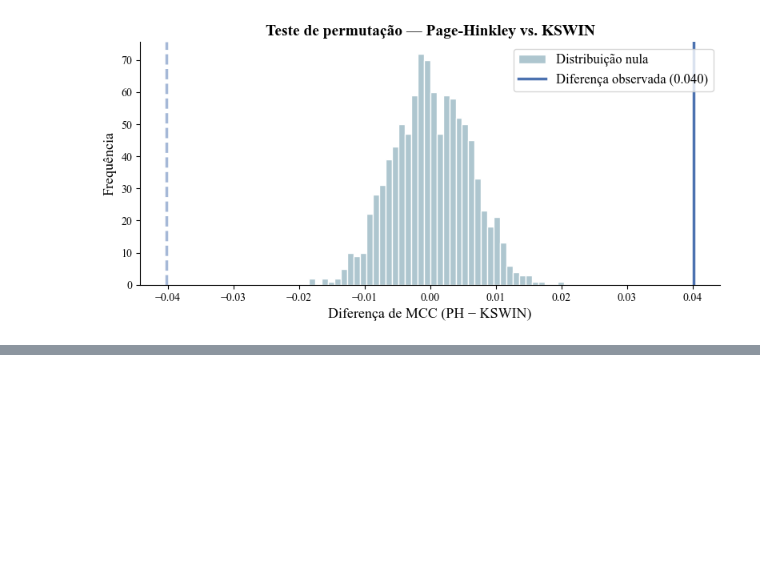
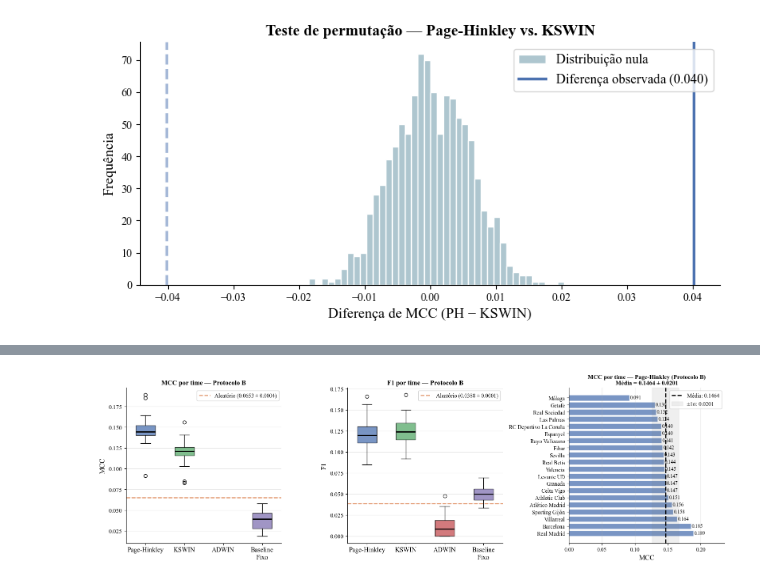
Before and after one commit to anavibiga/mestrado-drift-detection, a Jupyter notebook: notebooks/04_analise_resultados_v5k10.ipynb, the cells around one changed output, grey strips where cells are left out. Cells and saved outputs as stored; diff of their text form; code cells hidden in the pictures; blank space fills up the shorter version.

```diff
--- a/notebooks/04_analise_resultados_v5k10.ipynb
+++ b/notebooks/04_analise_resultados_v5k10.ipynb
@@ -1094,0 +1101,88 @@ p-valor (bicaudal): 0.0000
+# %%
+# b_ph, b_ks, b_ad, b_fi calculados na célula de Protocolo B (melhor config por team×task)
+def _per_team_stats_b(b_df):
+    per_team = b_df.groupby('team', as_index=False).agg(
+        TP=('TP_sum','sum'), FP=('FP_sum','sum'), FN=('FN_sum','sum'), TN=('TN_sum','sum'))
+    per_team['mcc'] = per_team.apply(
+        lambda r: mcc_from_counts(r.TP, r.FP, r.FN, r.TN), axis=1)
+    per_team['f1']  = 2*per_team['TP'] / (2*per_team['TP'] + per_team['FP'] + per_team['FN'])
+    return per_team.sort_values('mcc', ascending=False).reset_index(drop=True)
+
+stats4 = _per_team_stats_b(b_ph)
+stats5 = _per_team_stats_b(b_ks)
+stats6 = _per_team_stats_b(b_ad)
+stats7 = _per_team_stats_b(b_fi)
+
+# ── tabela resumo ────────────────────────────────────────────────────────────
+print(f"{'Modelo':<18s}  {'MCC global':>10}  {'MCC media':>10}  {'σ_MCC':>7}  {'F1 global':>10}  {'F1 media':>9}  {'σ_F1':>7}")
+print('─'*82)
+model_data = [
+    ('Page-Hinkley', stats4, b_ph),
+    ('KSWIN',        stats5, b_ks),
+    ('ADWIN',        stats6, b_ad),
+    ('Baseline Fixo',stats7, b_fi),
+]
+for label, s, b_df in model_data:
+    tp=b_df['TP_sum'].sum(); fp=b_df['FP_sum'].sum()
+    fn=b_df['FN_sum'].sum(); tn=b_df['TN_sum'].sum()
+    g_mcc = mcc_from_counts(tp, fp, fn, tn)
+    g_f1  = 2*tp / (2*tp + fp + fn)
+    print(f"{label:<18s}  {g_mcc:>10.4f}  {s['mcc'].mean():>10.4f}  {s['mcc'].std():>7.4f}  "
+          f"{g_f1:>10.4f}  {s['f1'].mean():>9.4f}  {s['f1'].std():>7.4f}")
+print(f"{'Aleatório':<18s}  {v8_stat['mcc']['mean']:>10.4f}  {'(10 runs)':>10}  {v8_stat['mcc']['std']:>7.4f}  "
+      f"{v8_stat['f1']['mean']:>10.4f}  {'(10 runs)':>9}  {v8_stat['f1']['std']:>7.4f}")
+
+# ── Figura 1: boxplot MCC e F1 por modelo ───────────────────────────────────
+order_models = ['v4 Page-Hinkley', 'v5 KSWIN', 'v6 ADWIN', 'v7 Baseline Fixo']
+names_box    = ['Page-Hinkley', 'KSWIN', 'ADWIN', 'Baseline\nFixo']
+colors_bp    = [PALETTE[k] for k in order_models]
+rw_m_mcc, rw_s_mcc = v8_stat['mcc']['mean'], v8_stat['mcc']['std']
+rw_m_f1,  rw_s_f1  = v8_stat['f1']['mean'],  v8_stat['f1']['std']
+
+fig, axes = plt.subplots(1, 3, figsize=(16, 5))
+
+for ax, metric, rw_m, rw_s, ylabel in [
+    (axes[0], 'mcc', rw_m_mcc, rw_s_mcc, 'MCC'),
+    (axes[1], 'f1',  rw_m_f1,  rw_s_f1,  'F1'),
+]:
+    data = [stats4[metric].values, stats5[metric].values,
+            stats6[metric].values, stats7[metric].values]
+    bp = ax.boxplot(data, patch_artist=True, widths=0.5,
+                    medianprops=dict(color='black', linewidth=2))
+    for patch, c in zip(bp['boxes'], colors_bp):
+        patch.set_facecolor(c); patch.set_alpha(0.75)
+    ax.axhline(rw_m, linestyle='--', color=PALETTE['v8 Random Walk'],
+               linewidth=1.8, alpha=0.85,
+               label=f'Aleatório ({rw_m:.4f} ± {rw_s:.4f})')
+    ax.axhspan(rw_m - rw_s, rw_m + rw_s, alpha=0.1, color=PALETTE['v8 Random Walk'])
+    ax.set_xticks(range(1, 5))
+    ax.set_xticklabels(names_box, fontsize=12)
+    ax.set_ylabel(ylabel, fontsize=13)
+    ax.set_title(f'{ylabel} por time — Protocolo B', fontsize=12, fontweight='bold')
+    ax.legend(fontsize=10)
+    ax.tick_params(axis='y', labelsize=11)
+    ax.grid(axis='y', alpha=0.3)
+    ax.spines['top'].set_visible(False); ax.spines['right'].set_visible(False)
+
+# ── Figura 3: barplot por time — Page-Hinkley MCC (destaque) ────────────────
+ax = axes[2]
+ax.barh(stats4['team'], stats4['mcc'],
+        color=PALETTE['v4 Page-Hinkley'], alpha=0.75, edgecolor='white')
+m_ph, s_ph = stats4['mcc'].mean(), stats4['mcc'].std()
+ax.axvline(m_ph, color='black', linewidth=2, linestyle='--', label=f'Média: {m_ph:.4f}')
+ax.axvspan(m_ph - s_ph, m_ph + s_ph, alpha=0.12, color='gray', label=f'±1σ: {s_ph:.4f}')
+for i, row in stats4.iterrows():
+    ax.text(row['mcc'] + 0.001, i, f'{row["mcc"]:.3f}', va='center', fontsize=9)
+ax.set_xlabel('MCC', fontsize=13)
+ax.set_title(
+    f'MCC por time — Page-Hinkley (Protocolo B)\nMédia = {m_ph:.4f} ± {s_ph:.4f}',
+    fontsize=11, fontweight='bold')
+ax.legend(fontsize=10)
+ax.set_xlim(0, stats4['mcc'].max() * 1.25)
+ax.grid(axis='x', alpha=0.3)
+ax.spines['top'].set_visible(False); ax.spines['right'].set_visible(False)
+
+plt.tight_layout()
+plt.savefig(f'{FIG_DIR}/fig_mcc_por_time.png', dpi=200, bbox_inches='tight', facecolor='white')
+plt.show()
+# %% [output]
@@ -1094,0 +1196 @@ p-valor (bicaudal): 0.0000
+[figure, added]
```
Also changed, not shown: parts of 6 cells of this notebook, 15 other files.
